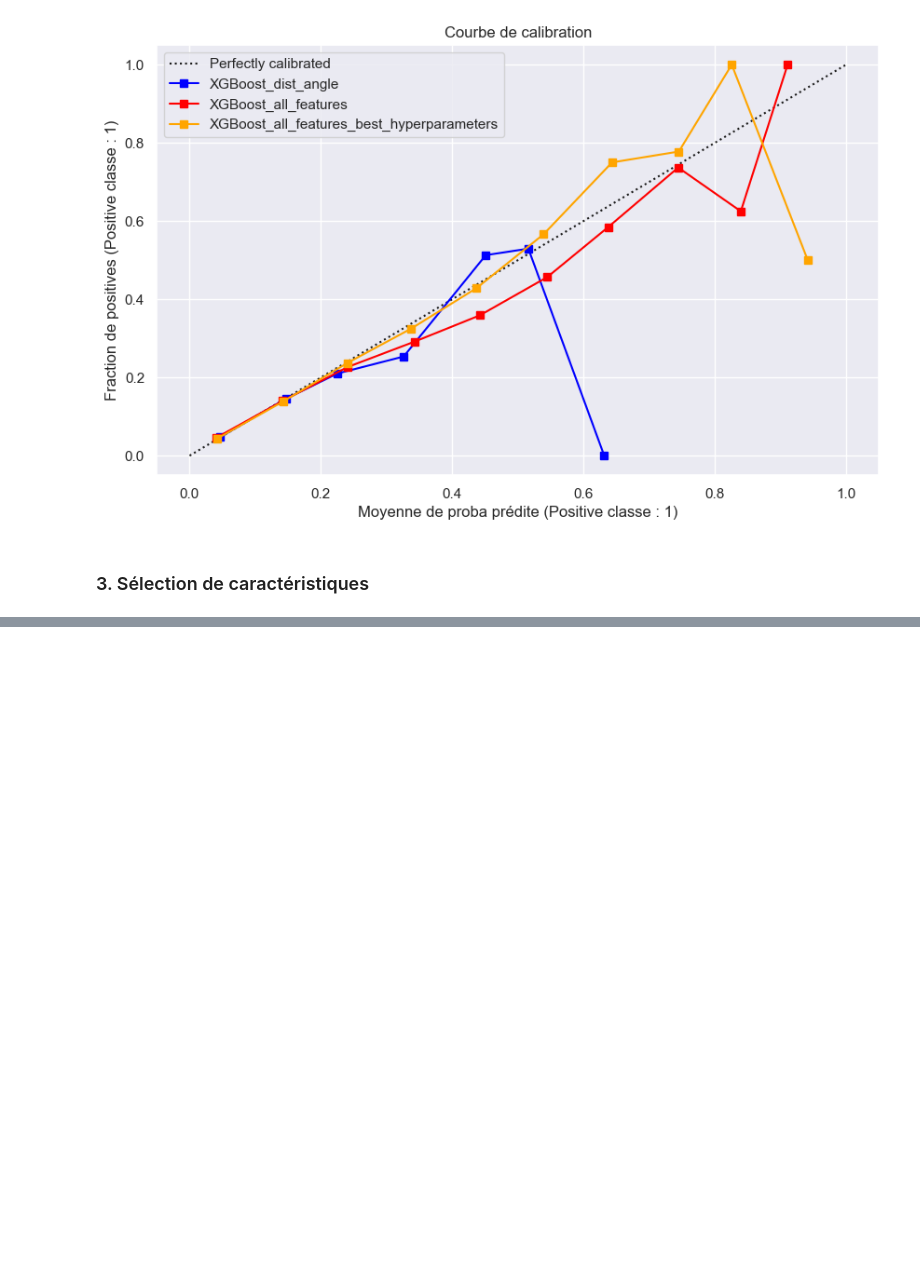
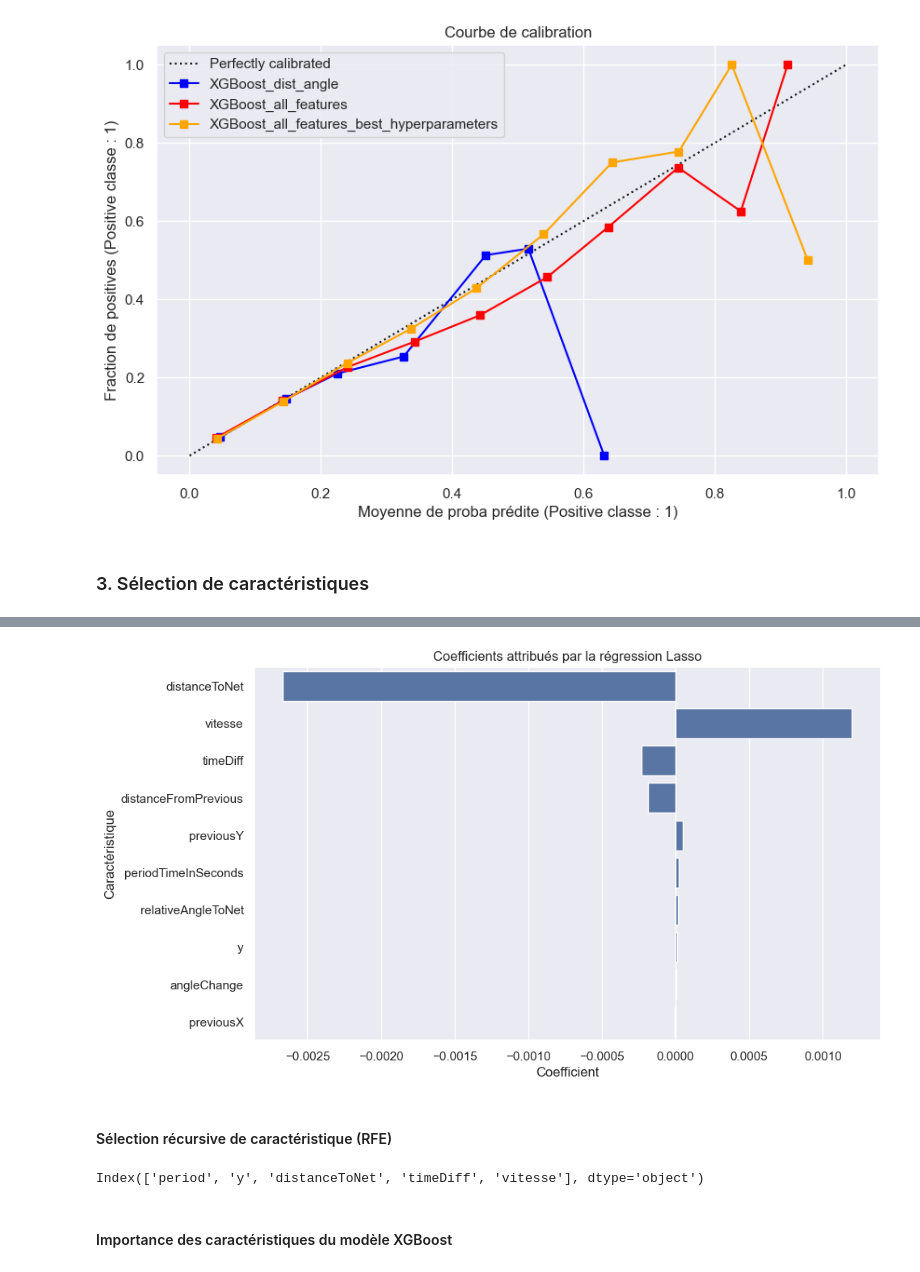
Before and after one commit to Alexia57/A02-projet, a Jupyter notebook: notebooks/Milestone2_Advanced_Models.ipynb, the cells around one changed output, grey strips where cells are left out. Drawn from its saved outputs; the diff is of its cells as text; code cells hidden in the pictures; blank space fills up the shorter version.

```diff
--- a/notebooks/Milestone2_Advanced_Models.ipynb
+++ b/notebooks/Milestone2_Advanced_Models.ipynb
@@ -478,0 +530,55 @@ plot_calibration_curve(models, X_list, y_list, nom_models)
+# %%
+# Supprimer les colonnes non numériques
+non_numeric_cols = train_data_2_correct.select_dtypes(exclude=['number']).columns
+df_numeric = train_data_2_correct.drop(columns=non_numeric_cols)
+
+# Séparer les caractéristiques catégorielles
+categorical_features = train_data_2_correct.select_dtypes(include=['object']).columns
+
+# Appliquer l'encodage one-hot aux caractéristiques catégorielles
+df_encoded = pd.get_dummies(df_numeric, columns=categorical_features)
+
+# Diviser les données en ensemble d'entraînement et de validation
+X_train, X_valid, y_train, y_valid = train_test_split(df_encoded.drop(columns=['isGoal']), df_encoded['isGoal'], test_size=0.2, random_state=42)
+# %%
+# Régression Lasso
+lasso = Lasso(alpha=0.01)
+lasso.fit(X_train, y_train)
+
+# Récupérer les coefficients
+coefficients = lasso.coef_
+
+# Créer un DataFrame pour visualiser les coefficients avec le nom des caractéristiques
+coefficients_lasso = pd.DataFrame({'Feature': X_train.columns, 'Coefficient': coefficients})
+
+# Filtrer les caractéristiques sélectionnées (coefficients non nuls)
+selected_features_lasso = coefficients_lasso[coefficients_lasso['Coefficient'] != 0]
+
+# Trier les caractéristiques par coefficient absolu (pour une meilleure visualisation)
+selected_features_lasso = selected_features_lasso.sort_values(by='Coefficient', key=abs, ascending=False)
+
+# Visualiser les caractéristiques sélectionnées
+plt.figure(figsize=(10, 6))
+sns.barplot(x='Coefficient', y='Feature', data=selected_features_lasso)
+plt.title('Coefficients attribués par la régression Lasso')
+plt.xlabel('Coefficient')
+plt.ylabel('Caractéristique')
+plt.show()
+# %% [output]
+[figure, added]
+# %% [markdown]
+#### Sélection récursive de caractéristique (RFE)
+# %%
+# Sélection récursive de caractéristiques (RFE)
+rfe = RFE(best_model, n_features_to_select=5)
+X_train_rfe = rfe.fit_transform(X_train, y_train)
+X_valid_rfe = rfe.transform(X_valid)
+
+# Obtenez les noms des caractéristiques sélectionnées
+selected_features_rfe = X_train.columns[rfe.support_]
+
+print(selected_features_rfe)
+# %% [output]
+Index(['period', 'y', 'distanceToNet', 'timeDiff', 'vitesse'], dtype='object')
+# %% [markdown]
+#### Importance des caractéristiques du modèle XGBoost
```
Also changed, not shown: parts of 11 cells of this notebook.
